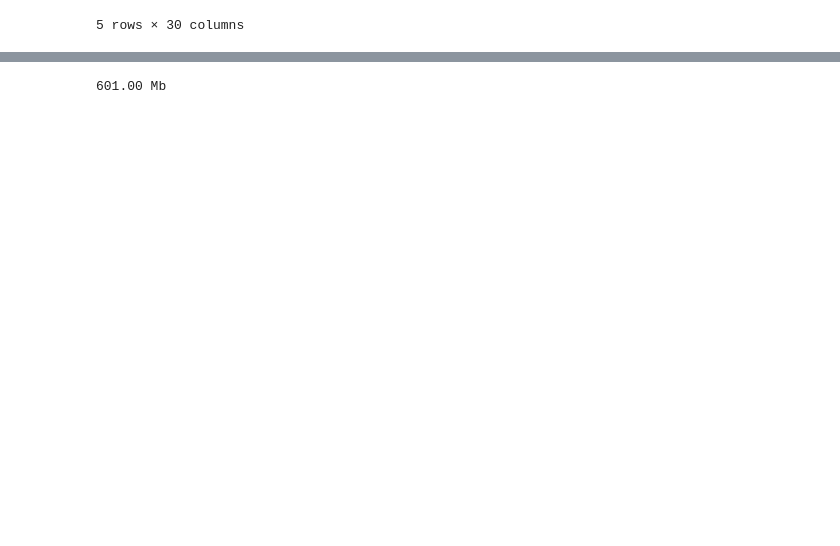
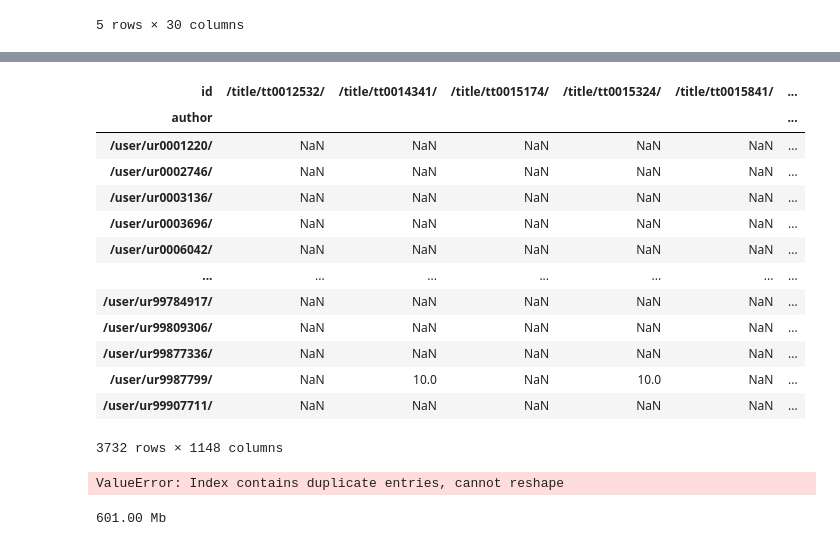
Before and after one commit to ilyamil/movie_recommender_system, a Jupyter notebook: notebooks/modeling.ipynb, the cells around one changed output, grey strips where cells are left out. Drawn from its saved outputs; the diff is of its cells as text; code cells hidden in the pictures; blank space fills up the shorter version.

```diff
--- a/notebooks/modeling.ipynb
+++ b/notebooks/modeling.ipynb
@@ -55,3 +332,24 @@ reviews = pd.concat(reviews_partitions)
+# %%
+interaction_matrix_
+# %% [output]
+| id | /title/tt0012532/ | /title/tt0014341/ | /title/tt0015174/ | /title/tt0015324/ | /title/tt0015841/ | ... |
+| author |  |  |  |  |  | ... |
+| /user/ur0001220/ | NaN | NaN | NaN | NaN | NaN | ... |
+| /user/ur0002746/ | NaN | NaN | NaN | NaN | NaN | ... |
+| /user/ur0003136/ | NaN | NaN | NaN | NaN | NaN | ... |
+| /user/ur0003696/ | NaN | NaN | NaN | NaN | NaN | ... |
+| /user/ur0006042/ | NaN | NaN | NaN | NaN | NaN | ... |
+| ... | ... | ... | ... | ... | ... | ... |
+| /user/ur99784917/ | NaN | NaN | NaN | NaN | NaN | ... |
+| /user/ur99809306/ | NaN | NaN | NaN | NaN | NaN | ... |
+| /user/ur99877336/ | NaN | NaN | NaN | NaN | NaN | ... |
+| /user/ur9987799/ | NaN | 10.0 | NaN | 10.0 | NaN | ... |
+| /user/ur99907711/ | NaN | NaN | NaN | NaN | NaN | ... |
+3732 rows × 1148 columns
+# %%
+reviews[['id', 'author', 'rating']].pivot(columns='id', index='author', values='rating')
+# %% [output]
+ValueError: Index contains duplicate entries, cannot reshape
 # %%
 user_item_matrix = (
     reviews
```
Also changed, not shown: parts of 66 cells of this notebook, 3 other files.
